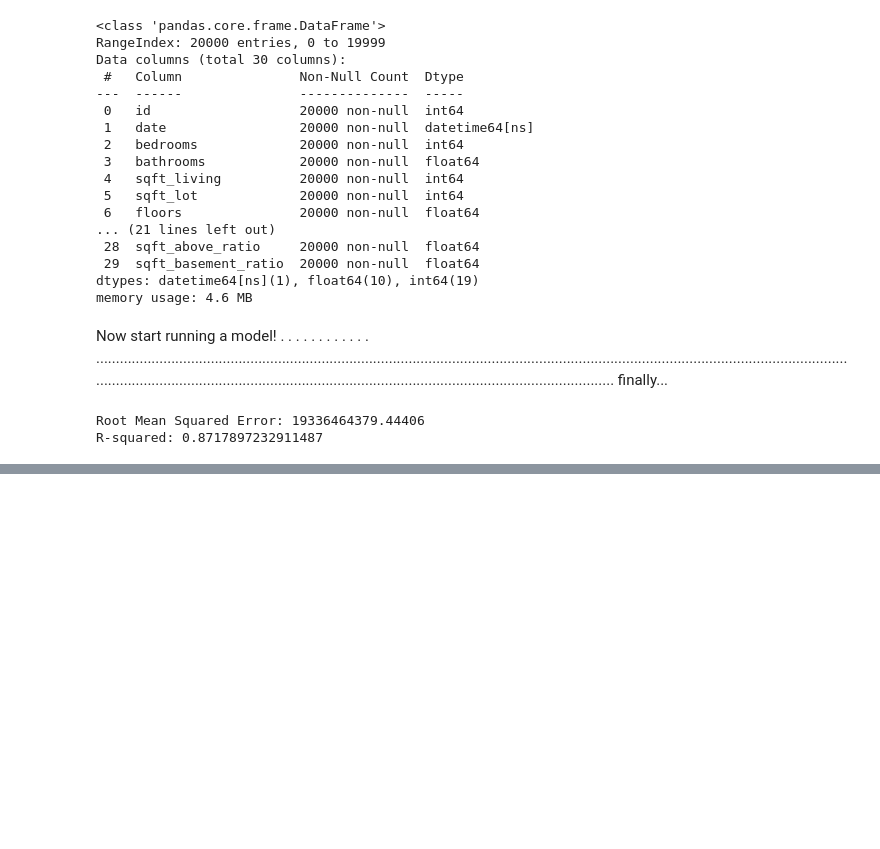
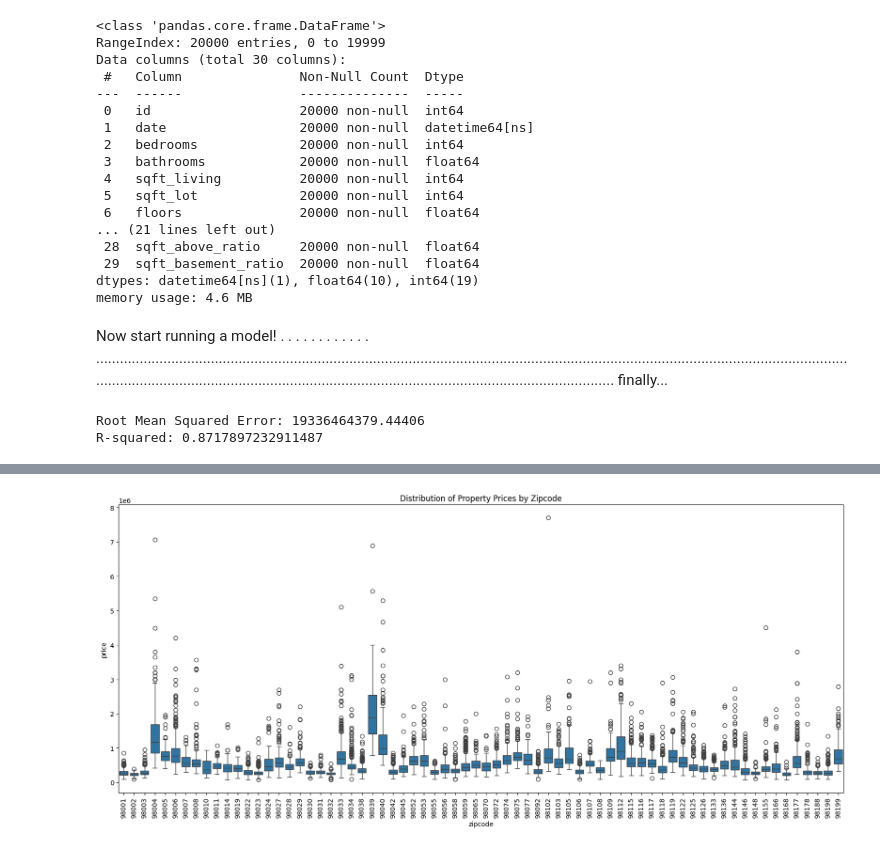
Before and after one commit to MarshallPotts/CSE450-Machine-Learning, a Jupyter notebook: Case_study_3.ipynb, the cells around one changed output, grey strips where cells are left out. Drawn from its saved outputs; the diff is of its cells as text; code cells hidden in the pictures; blank space fills up the shorter version.

```diff
--- a/Case_study_3.ipynb
+++ b/Case_study_3.ipynb
@@ -288,0 +336,9 @@ R-squared: 0.8717897232911487
+# %%
+
+plt.figure(figsize=(20, 8))
+sb.boxplot(x='zipcode', y='price', data=property_data)
+plt.xticks(rotation=90)
+plt.title('Distribution of Property Prices by Zipcode')
+plt.show()
+# %% [output]
+[figure, added]
```
Also changed, not shown: parts of 4 cells of this notebook.
